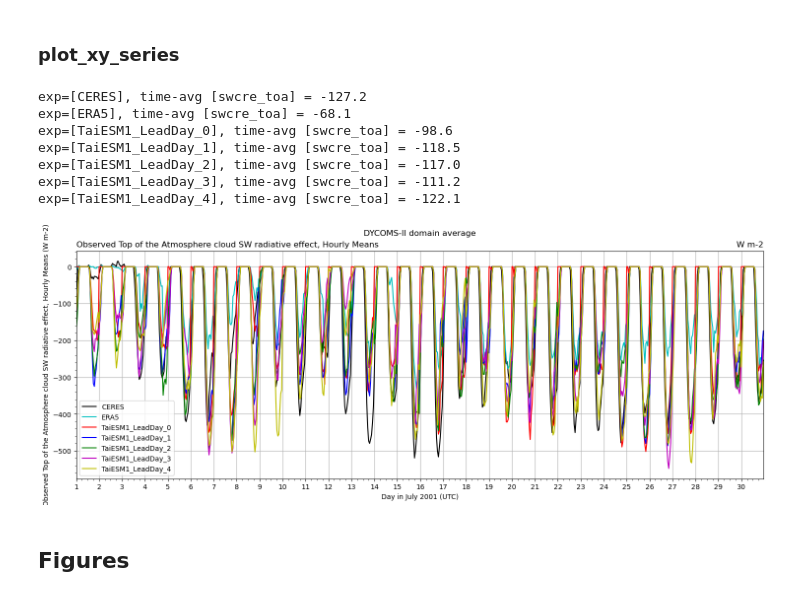
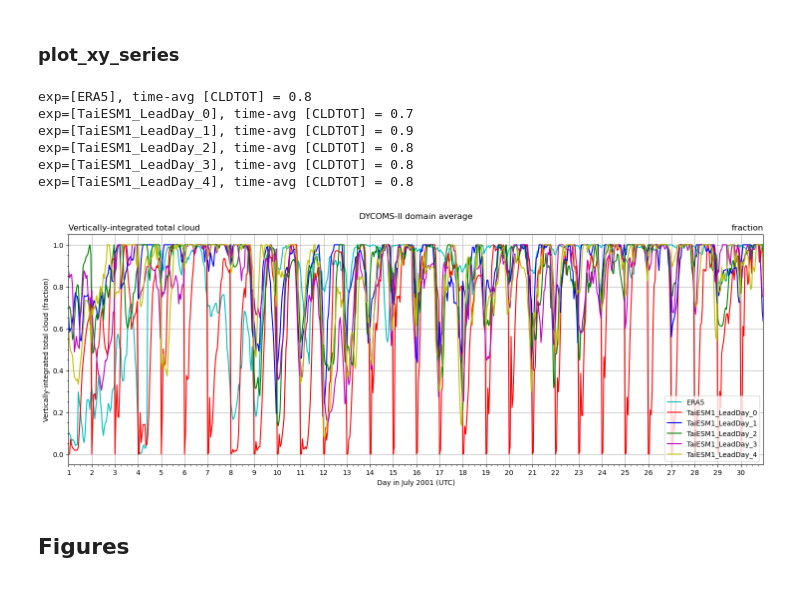
Before and after one commit to yihsuanchen/TaiESM1_Sc_diag, a Jupyter notebook: hindcast/plot/fig02_plot-xy_series_SWCRE_LWP.ipynb, the cells around one changed output. Drawn from its saved outputs; the diff is of its cells as text; code cells hidden in the pictures.

Commit message:
plot CLDTOT

```diff
--- a/hindcast/plot/fig02_plot-xy_series_SWCRE_LWP.ipynb
+++ b/hindcast/plot/fig02_plot-xy_series_SWCRE_LWP.ipynb
@@ -197,6 +215,9 @@ def read_TaiESM1_hindcast_var (varname_am4, lead_day,
         varname1 = "SOLIN"  # clear-sky
         var1 = da_taiesm.get(varname1)  #.mean("time")
 
+    else:
+        var1 = da_taiesm.get(varname_am4)
+
     #--- get regional average
     var1_ijavg = yhc.get_area_avg(var1, region)
     return var1_ijavg
@@ -205,11 +226,11 @@ def read_TaiESM1_hindcast_var (varname_am4, lead_day,
 # do_test
 #-----------
 
-#do_test=True
-do_test=False
+do_test=True
+#do_test=False
 
 if (do_test):
-    varname_am4 = "swdn_toa"
+    varname_am4 = "CLDTOT"
 
     var2_taiesm = read_TaiESM1_hindcast_var(varname_am4, lead_day=2)
 
@@ -439,7 +442,11 @@ yhc.lib('pltxy')
 # %% [markdown]
 ### plot_xy_series
 # %%
-def plot_xy_series(ax, varname_am4, region="DYCOMS"):
+def plot_xy_series(ax, varname_am4, region="DYCOMS",
+                   do_plot_ceres=False):
+
+    if (varname_am4 == "swcre_toa" or varname_am4 == "swdn_toa"):
+        do_plot_ceres = True
 
     #--- read vaiables
     var_ceres_ijavg = read_ceres_var(varname_am4)
@@ -460,52 +467,51 @@ def plot_xy_series(ax, varname_am4, region="DYCOMS"):
     style_taiesm1_ld4 = 'y-'; label_taiesm1_ld4 = "TaiESM1_LeadDay_4"
 
     #--- plot
-    ax.plot(tt, var_ceres_ijavg, style_ceres, label=label_ceres)
+    if (do_plot_ceres): ax.plot(tt, var_ceres_ijavg, style_ceres, label=label_ceres)
     ax.plot(tt, var_era5_ijavg, style_era5, label=label_era5)
     ax.plot(tt, var_taiesm_ld0, style_taiesm1_ld0, label=label_taiesm1_ld0)
     ax.plot(tt, var_taiesm_ld1, style_taiesm1_ld1, label=label_taiesm1_ld1)
     ax.plot(tt, var_taiesm_ld2, style_taiesm1_ld2, label=label_taiesm1_ld2)
     ax.plot(tt, var_taiesm_ld3, style_taiesm1_ld3, label=label_taiesm1_ld3)
     ax.plot(tt, var_taiesm_ld4, style_taiesm1_ld4, label=label_taiesm1_ld4)
 
-    ax_def_xy(ax, var_ceres_ijavg)
+    ax_def_xy(ax, var_taiesm_ld0)
 
     ax.legend()
 
-    compuate_avg(var_ceres_ijavg, varname_am4, name = label_ceres)
+    if (do_plot_ceres): compuate_avg(var_ceres_ijavg, varname_am4, name = label_ceres)
     compuate_avg(var_era5_ijavg, varname_am4, name = label_era5)
     compuate_avg(var_taiesm_ld0, varname_am4, name = label_taiesm1_ld0)
     compuate_avg(var_taiesm_ld1, varname_am4, name = label_taiesm1_ld1)
     compuate_avg(var_taiesm_ld2, varname_am4, name = label_taiesm1_ld2)
     compuate_avg(var_taiesm_ld3, varname_am4, name = label_taiesm1_ld3)
     compuate_avg(var_taiesm_ld4, varname_am4, name = label_taiesm1_ld4)
 
     #y_min = -600.
     #y_max = 2000.
     #ax.grid(False, axis = "x")
     #plot_night_shading(ax, y_bottom = y_min, y_top = y_max)  #--- plot night shading
 
 #-----------
 # do_test
 #-----------
 
-do_test=True
-#do_test=False
+#do_test=True
+do_test=False
 
 if (do_test):
     fig, ax = plt.subplots(1,1, figsize=(18, 6))
-    varname_am4 = "swcre_toa"
+    varname_am4 = "CLDTOT"
 
     plot_xy_series(ax, varname_am4)
 # %% [output]
-exp=[CERES], time-avg [swcre_toa] = -127.2
-exp=[ERA5], time-avg [swcre_toa] = -68.1
-exp=[TaiESM1_LeadDay_0], time-avg [swcre_toa] = -98.6
-exp=[TaiESM1_LeadDay_1], time-avg [swcre_toa] = -118.5
-exp=[TaiESM1_LeadDay_2], time-avg [swcre_toa] = -117.0
-exp=[TaiESM1_LeadDay_3], time-avg [swcre_toa] = -111.2
-exp=[TaiESM1_LeadDay_4], time-avg [swcre_toa] = -122.1
+exp=[ERA5], time-avg [CLDTOT] = 0.8
+exp=[TaiESM1_LeadDay_0], time-avg [CLDTOT] = 0.7
+exp=[TaiESM1_LeadDay_1], time-avg [CLDTOT] = 0.9
+exp=[TaiESM1_LeadDay_2], time-avg [CLDTOT] = 0.8
+exp=[TaiESM1_LeadDay_3], time-avg [CLDTOT] = 0.8
+exp=[TaiESM1_LeadDay_4], time-avg [CLDTOT] = 0.8
-[figure, old version]
+[figure, new version]
 # %% [markdown]
 ## Figures
 # %% [markdown]
```
Also changed, not shown: parts of 4 cells of this notebook.
